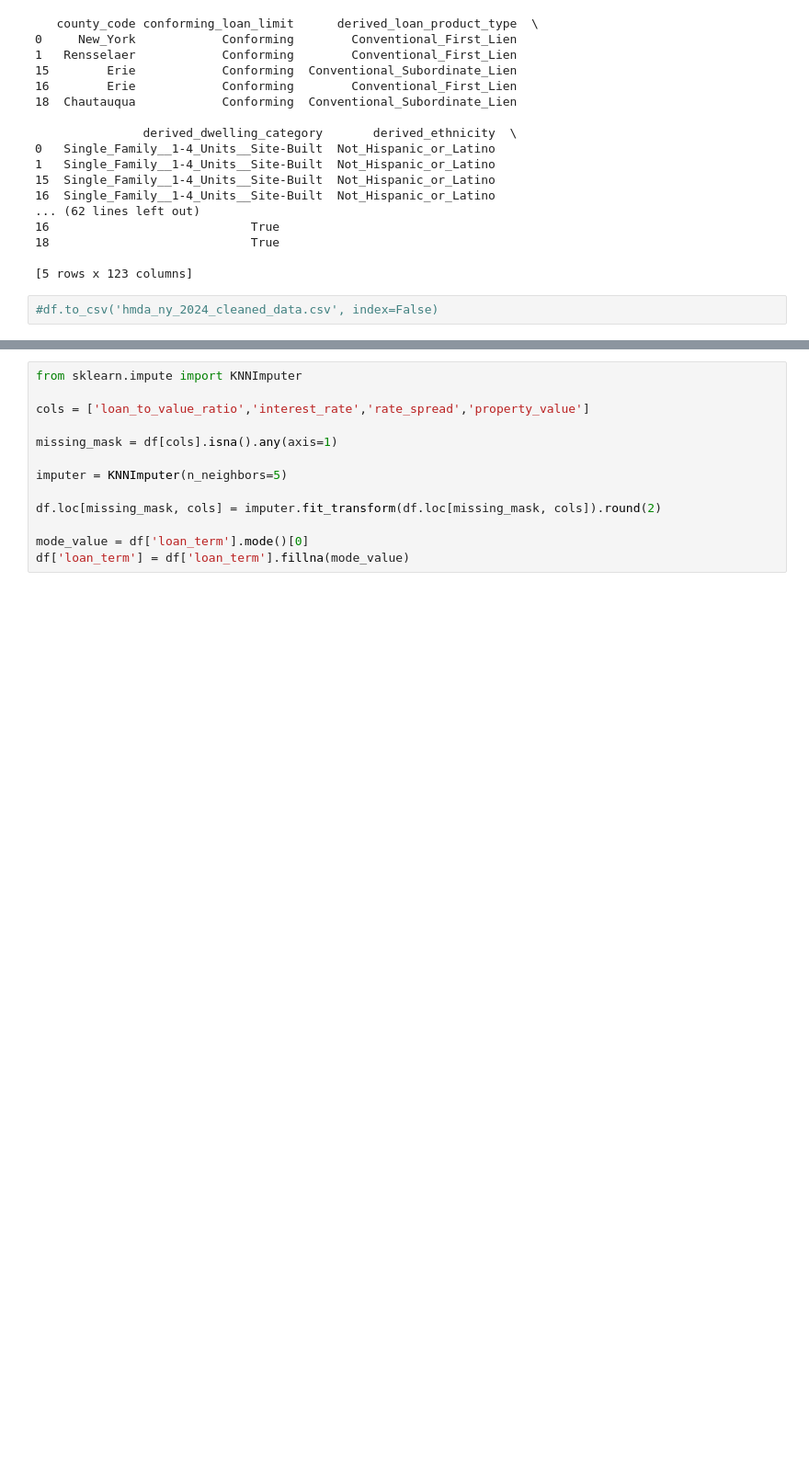
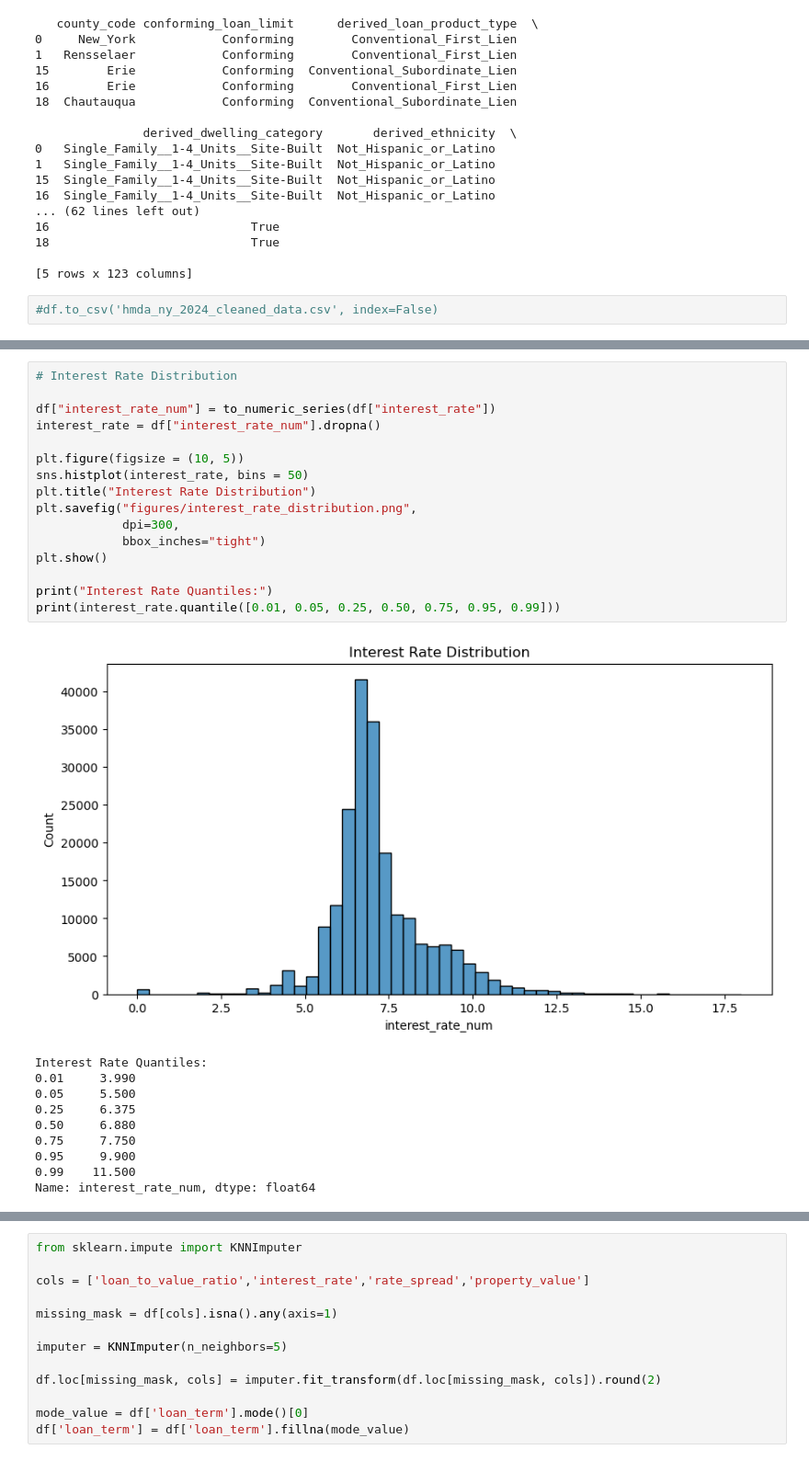
Before and after one commit to zeeliu7/hmda-ny-2024-analytics, a Jupyter notebook: hmda_ny_2024_analysis.ipynb, the cells around one changed output, grey strips where cells are left out. Shown at 92% size. Cells and saved outputs as stored; diff of their text form; blank space fills up the shorter version.

```diff
--- a/hmda_ny_2024_analysis.ipynb
+++ b/hmda_ny_2024_analysis.ipynb
@@ -462,0 +649,27 @@ print(df.head())
+# %%
+# Interest Rate Distribution
+
+df["interest_rate_num"] = to_numeric_series(df["interest_rate"])
+interest_rate = df["interest_rate_num"].dropna()
+
+plt.figure(figsize = (10, 5))
+sns.histplot(interest_rate, bins = 50)
+plt.title("Interest Rate Distribution")
+plt.savefig("figures/interest_rate_distribution.png",
+            dpi=300,
+            bbox_inches="tight")
+plt.show()
+
+print("Interest Rate Quantiles:")
+print(interest_rate.quantile([0.01, 0.05, 0.25, 0.50, 0.75, 0.95, 0.99]))
+# %% [output]
+[figure, added]
+Interest Rate Quantiles:
+0.01     3.990
+0.05     5.500
+0.25     6.375
+0.50     6.880
+0.75     7.750
+0.95     9.900
+0.99    11.500
+Name: interest_rate_num, dtype: float64
```
Also changed, not shown: parts of 25 cells of this notebook.
